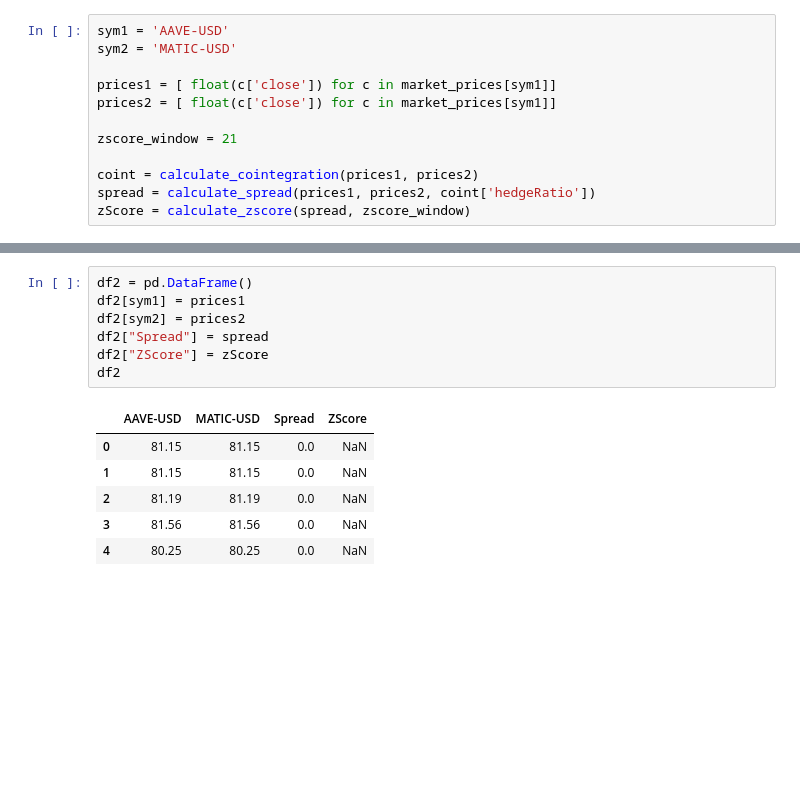
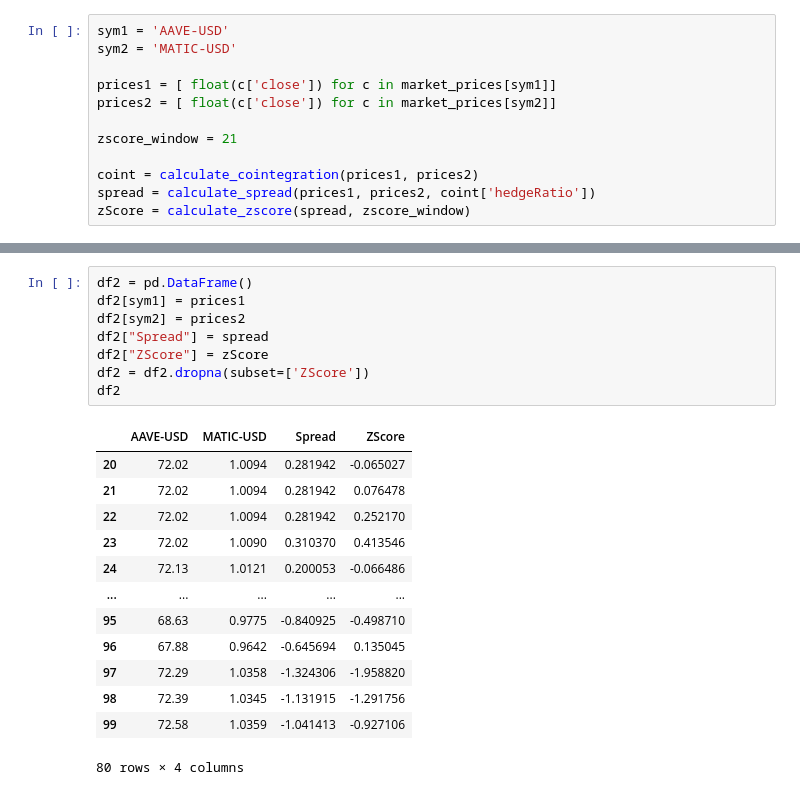
Before and after one commit to Brandonaculp/statistical-arbitrage-bot, a Jupyter notebook: src/python/plot-trends.ipynb, the cells around one changed output, grey strips where cells are left out. Saved outputs shown, nothing was run; the diff lists cells and outputs as text; blank space fills up the shorter version.

```diff
--- a/src/python/plot-trends.ipynb
+++ b/src/python/plot-trends.ipynb
@@ -29,7 +11,7 @@ sym1 = 'AAVE-USD'
 sym2 = 'MATIC-USD'
 
 prices1 = [ float(c['close']) for c in market_prices[sym1]]
-prices2 = [ float(c['close']) for c in market_prices[sym1]]
+prices2 = [ float(c['close']) for c in market_prices[sym2]]
 
 zscore_window = 21
 
@@ -59,14 +59,22 @@ plt.show()
 # %%
 df2 = pd.DataFrame()
 df2[sym1] = prices1
 df2[sym2] = prices2
 df2["Spread"] = spread
 df2["ZScore"] = zScore
+df2 = df2.dropna(subset=['ZScore'])
 df2
 # %% [output]
 |  | AAVE-USD | MATIC-USD | Spread | ZScore |
-| 0 | 81.15 | 81.15 | 0.0 | NaN |
-| 1 | 81.15 | 81.15 | 0.0 | NaN |
-| 2 | 81.19 | 81.19 | 0.0 | NaN |
-| 3 | 81.56 | 81.56 | 0.0 | NaN |
-| 4 | 80.25 | 80.25 | 0.0 | NaN |
+| 20 | 72.02 | 1.0094 | 0.281942 | -0.065027 |
+| 21 | 72.02 | 1.0094 | 0.281942 | 0.076478 |
+| 22 | 72.02 | 1.0094 | 0.281942 | 0.252170 |
+| 23 | 72.02 | 1.0090 | 0.310370 | 0.413546 |
+| 24 | 72.13 | 1.0121 | 0.200053 | -0.066486 |
+| ... | ... | ... | ... | ... |
+| 95 | 68.63 | 0.9775 | -0.840925 | -0.498710 |
+| 96 | 67.88 | 0.9642 | -0.645694 | 0.135045 |
+| 97 | 72.29 | 1.0358 | -1.324306 | -1.958820 |
+| 98 | 72.39 | 1.0345 | -1.131915 | -1.291756 |
+| 99 | 72.58 | 1.0359 | -1.041413 | -0.927106 |
+80 rows × 4 columns
```
Also changed, not shown: parts of 4 cells of this notebook, 6 other files.
